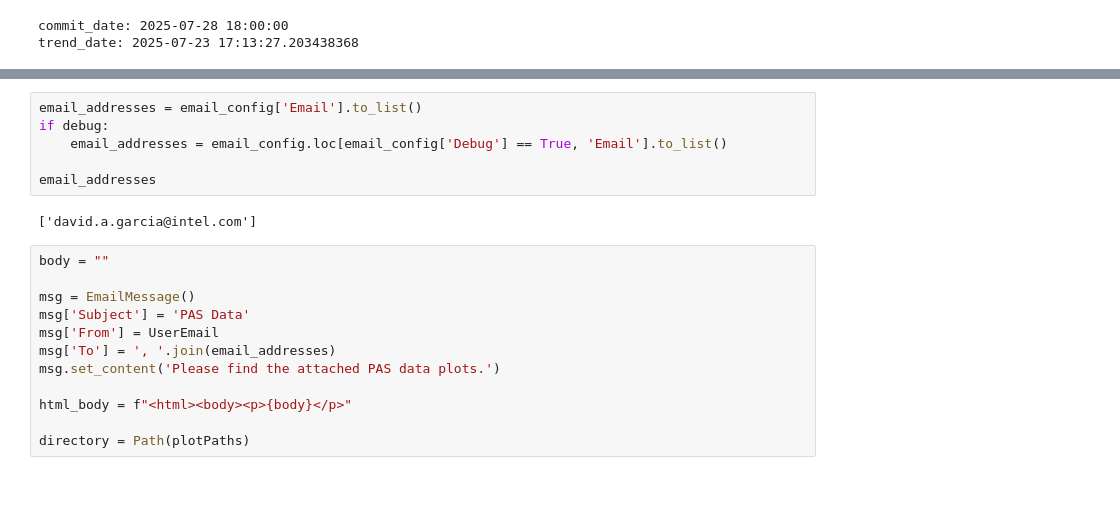
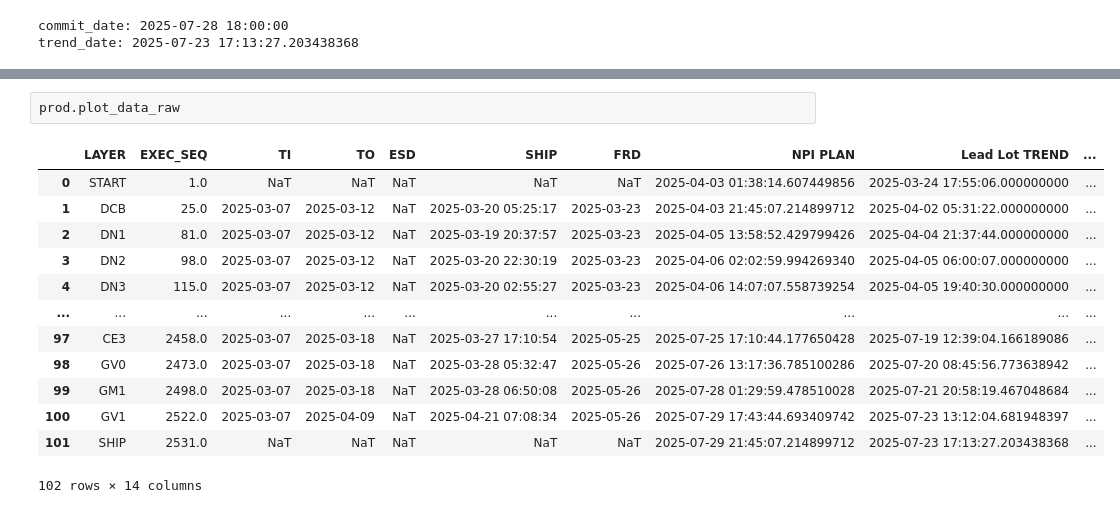
Before and after one commit to dagarcia-pde/PAS_Graphs, a Jupyter notebook: PAS_GRAPH_Devel.ipynb, the cells around one changed output, grey strips where cells are left out. Saved outputs shown, nothing was run; the diff lists cells and outputs as text; blank space fills up the shorter version.

```diff
--- a/PAS_GRAPH_Devel.ipynb
+++ b/PAS_GRAPH_Devel.ipynb
@@ -102,20 +101,16 @@ debug=True
-# %%
-email_addresses = email_config['Email'].to_list()
-if debug:
-    email_addresses = email_config.loc[email_config['Debug'] == True, 'Email'].to_list()
-
-email_addresses
-# %% [output]
-['david.a.garcia@intel.com']
-# %%
-body = ""
-
-msg = EmailMessage()
-msg['Subject'] = 'PAS Data'
-msg['From'] = UserEmail
-msg['To'] = ', '.join(email_addresses)
-msg.set_content('Please find the attached PAS data plots.')
-
-html_body = f"<html><body><p>{body}</p>"
-
-directory = Path(plotPaths)
+# %%
+prod.plot_data_raw
+# %% [output]
+|  | LAYER | EXEC_SEQ | TI | TO | ESD | SHIP | FRD | NPI PLAN | Lead Lot TREND | ... |
+| 0 | START | 1.0 | NaT | NaT | NaT | NaT | NaT | 2025-04-03 01:38:14.607449856 | 2025-03-24 17:55:06.000000000 | ... |
+| 1 | DCB | 25.0 | 2025-03-07 | 2025-03-12 | NaT | 2025-03-20 05:25:17 | 2025-03-23 | 2025-04-03 21:45:07.214899712 | 2025-04-02 05:31:22.000000000 | ... |
+| 2 | DN1 | 81.0 | 2025-03-07 | 2025-03-12 | NaT | 2025-03-19 20:37:57 | 2025-03-23 | 2025-04-05 13:58:52.429799426 | 2025-04-04 21:37:44.000000000 | ... |
+| 3 | DN2 | 98.0 | 2025-03-07 | 2025-03-12 | NaT | 2025-03-20 22:30:19 | 2025-03-23 | 2025-04-06 02:02:59.994269340 | 2025-04-05 06:00:07.000000000 | ... |
+| 4 | DN3 | 115.0 | 2025-03-07 | 2025-03-12 | NaT | 2025-03-20 02:55:27 | 2025-03-23 | 2025-04-06 14:07:07.558739254 | 2025-04-05 19:40:30.000000000 | ... |
+| ... | ... | ... | ... | ... | ... | ... | ... | ... | ... | ... |
+| 97 | CE3 | 2458.0 | 2025-03-07 | 2025-03-18 | NaT | 2025-03-27 17:10:54 | 2025-05-25 | 2025-07-25 17:10:44.177650428 | 2025-07-19 12:39:04.166189086 | ... |
+| 98 | GV0 | 2473.0 | 2025-03-07 | 2025-03-18 | NaT | 2025-03-28 05:32:47 | 2025-05-26 | 2025-07-26 13:17:36.785100286 | 2025-07-20 08:45:56.773638942 | ... |
+| 99 | GM1 | 2498.0 | 2025-03-07 | 2025-03-18 | NaT | 2025-03-28 06:50:08 | 2025-05-26 | 2025-07-28 01:29:59.478510028 | 2025-07-21 20:58:19.467048684 | ... |
+| 100 | GV1 | 2522.0 | 2025-03-07 | 2025-04-09 | NaT | 2025-04-21 07:08:34 | 2025-05-26 | 2025-07-29 17:43:44.693409742 | 2025-07-23 13:12:04.681948397 | ... |
+| 101 | SHIP | 2531.0 | NaT | NaT | NaT | NaT | NaT | 2025-07-29 21:45:07.214899712 | 2025-07-23 17:13:27.203438368 | ... |
+102 rows × 14 columns
```
Also changed, not shown: parts of 8 cells of this notebook, 13 other files.
